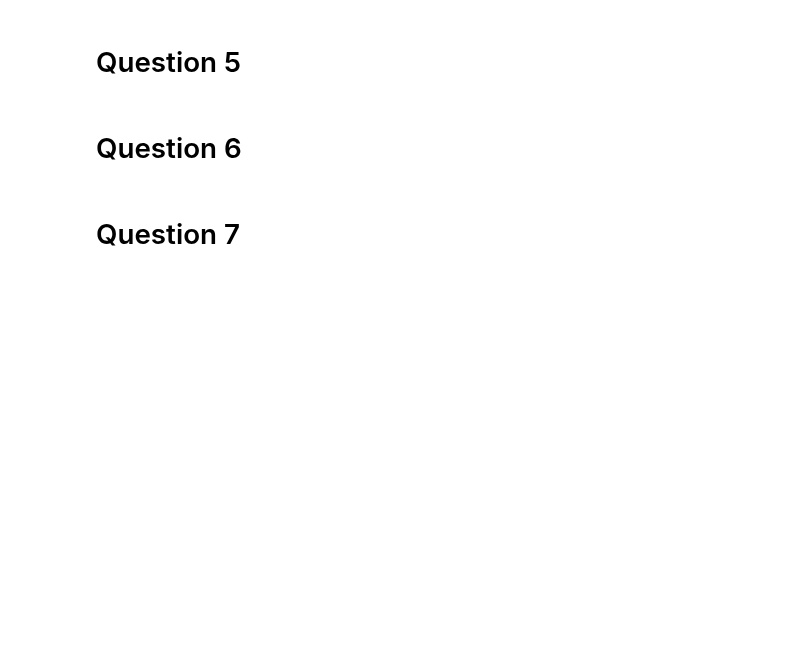
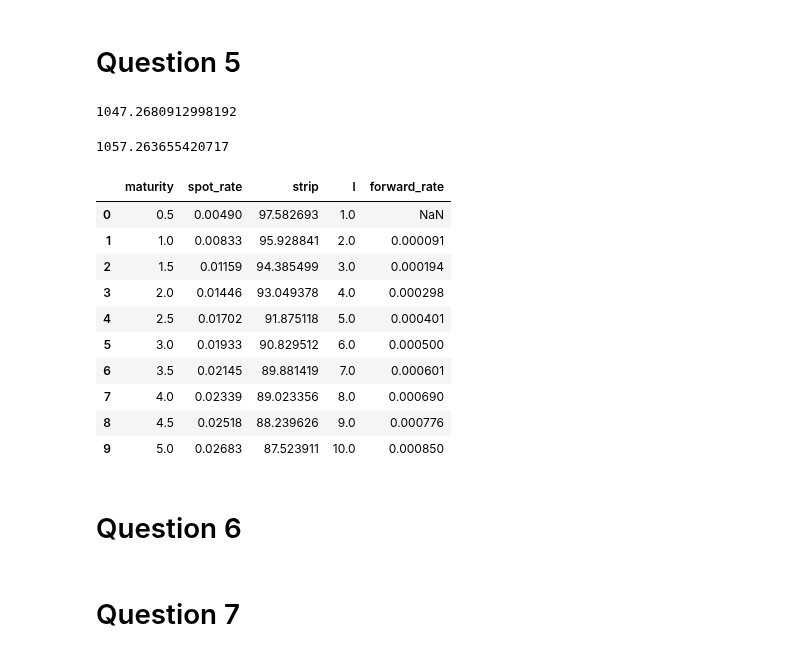
Before and after one commit to daniel-deutsch/FTD, a Jupyter notebook: Risk Management/Project 2/main.ipynb, the cells around one changed output. Saved outputs shown, nothing was run; the diff lists cells and outputs as text; code cells hidden in the pictures; blank space fills up the shorter version.

```diff
--- a/Risk Management/Project 2/main.ipynb
+++ b/Risk Management/Project 2/main.ipynb
@@ -131,3 +162,33 @@ plt.show()
+# %%
+# Price bonds using spot rates
+y = df['spot_rate'].to_list()[:5]
+price_bond(C, M, y, m, N)
+# %% [output]
+1047.2680912998192
+# %%
+# Price bonds using forward rates
+
+# Sets the first forward rate as the spot rate
+df['forward_rate'].iloc[0] = df['spot_rate'].iloc[0]
+
+y = df['forward_rate'].to_list()[:5]
+price_bond(C, M, y, m, N)
+# %% [output]
+1057.263655420717
+# %%
+df
+# %% [output]
+|  | maturity | spot_rate | strip | l | forward_rate |
+| 0 | 0.5 | 0.00490 | 97.582693 | 1.0 | NaN |
+| 1 | 1.0 | 0.00833 | 95.928841 | 2.0 | 0.000091 |
+| 2 | 1.5 | 0.01159 | 94.385499 | 3.0 | 0.000194 |
+| 3 | 2.0 | 0.01446 | 93.049378 | 4.0 | 0.000298 |
+| 4 | 2.5 | 0.01702 | 91.875118 | 5.0 | 0.000401 |
+| 5 | 3.0 | 0.01933 | 90.829512 | 6.0 | 0.000500 |
+| 6 | 3.5 | 0.02145 | 89.881419 | 7.0 | 0.000601 |
+| 7 | 4.0 | 0.02339 | 89.023356 | 8.0 | 0.000690 |
+| 8 | 4.5 | 0.02518 | 88.239626 | 9.0 | 0.000776 |
+| 9 | 5.0 | 0.02683 | 87.523911 | 10.0 | 0.000850 |
 # %% [markdown]
 # Question 6
 # %% [markdown]
```
Also changed, not shown: parts of 6 cells of this notebook.
